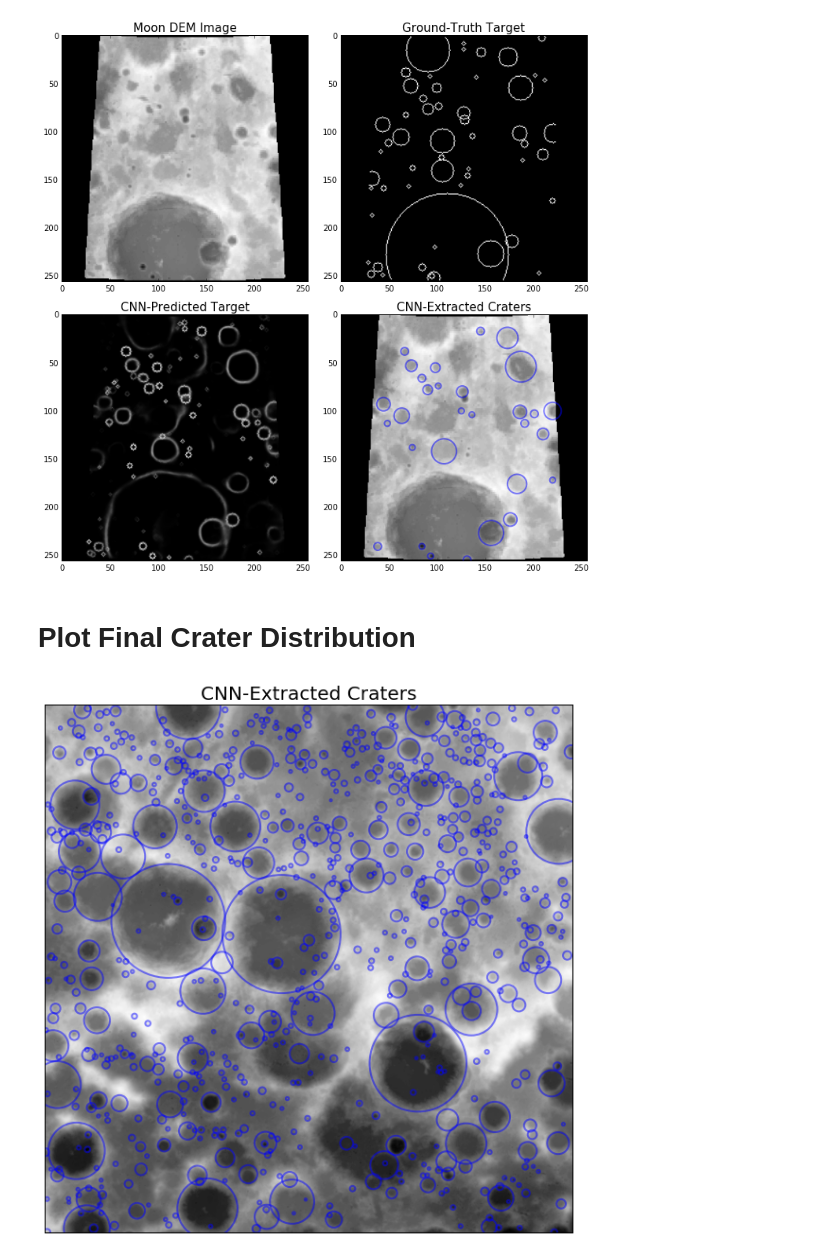
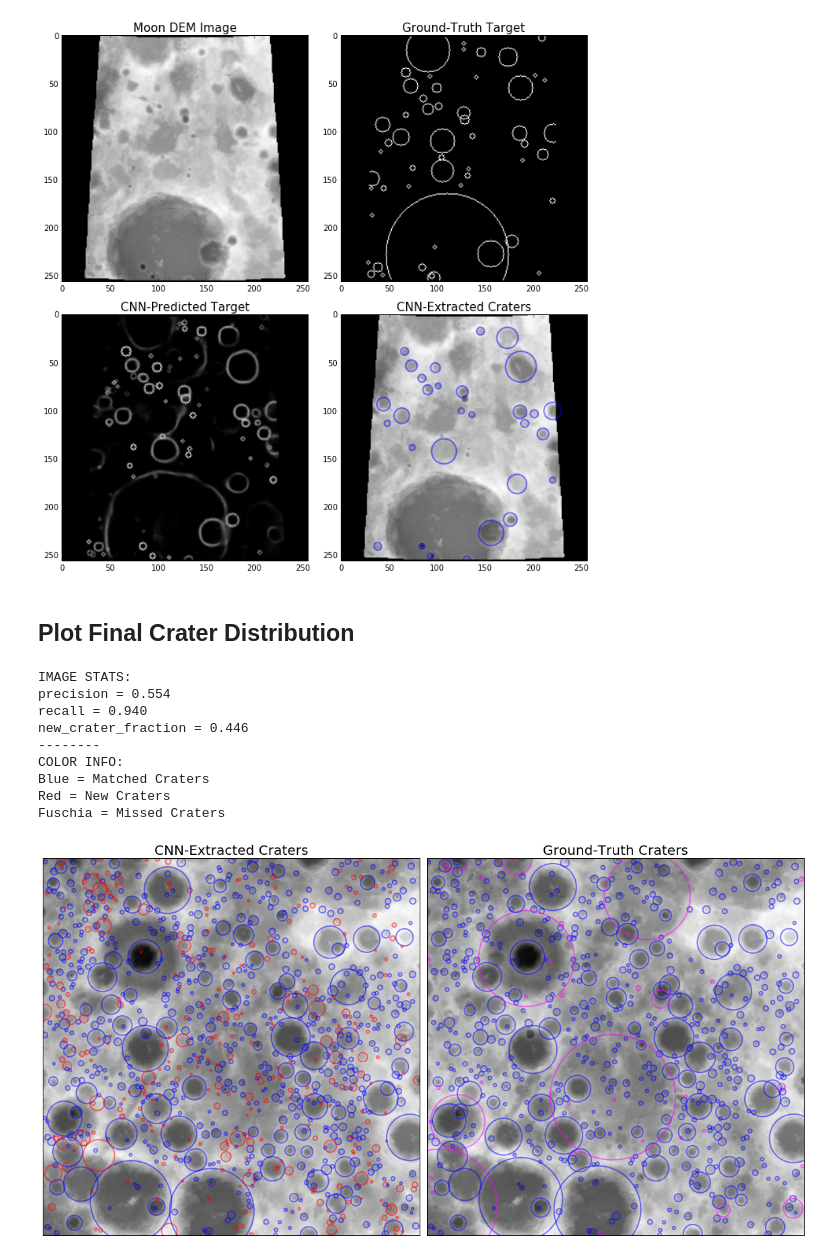
Before and after one commit to silburt/DeepMoon, a Jupyter notebook: Insight.ipynb, the cells around one changed output. Drawn from its saved outputs; the diff is of its cells as text; code cells hidden in the pictures.

```diff
--- a/Insight.ipynb
+++ b/Insight.ipynb
@@ -76,4 +78,4 @@ plt.tight_layout()
 # %% [output]
 [figure]
 # %% [markdown]
-# Plot Final Crater Distribution
+## Plot Final Crater Distribution
@@ -117,23 +161,56 @@ def crop_craters(craters, img_global, xp, yp, lenp):
 # %%
 # Dimensions of crop
-longp = 0.6     # longitude coordinate as a percentage of Lunar test region (0-1 range)
-latp = 0.5      # latitude coordinate as a percentage of Lunar test region (0-1 range)
+longp = 0.8     # longitude coordinate as a percentage of Lunar test region (0-1 range)
+latp = 0.4      # latitude coordinate as a percentage of Lunar test region (0-1 range)
 lenp = 0.2      # length of cropped Lunar test region as a percentage  (0-1 range)
 
 # Load post-processed craters and Global Image of Moon
 craters = np.load('post-processed_test_craters.npy')
 img_global = Image.open('tests/LunarLROLrocKaguya_1180mperpix_downsamp.png').convert("L")
 
 # Get cropped image of the Moon and corresponding cropped crater catalogue.
-img_crop, craters_pix, _, _, _ = crop_craters(craters, img_global, longp, latp, lenp)
+img_crop, craters_pix, craters_llkm, GT_pix, GT_llkm = crop_craters(craters, img_global, longp, latp, lenp)
 
-f, (ax1) = plt.subplots(1, 1, figsize=[10, 10])
+# Match craters to Ground Truth, Detect New Craters
+CNN_matched_craters, GT_remain = get_stats(craters_llkm, GT_llkm)
+
+# Plot the cropped image
+f, (ax1, ax2) = plt.subplots(1, 2, figsize=[16, 12])
 ax1.imshow(img_crop, cmap='Greys_r', vmin=np.min(img_crop), vmax=np.max(img_crop))
-for x, y, r in craters_pix:
-    circle = plt.Circle((x, y), r, color='blue', fill=False, linewidth=2, alpha=0.5)
-    ax1.add_artist(circle)
+ax2.imshow(img_crop, cmap='Greys_r', vmin=np.min(img_crop), vmax=np.max(img_crop))
 ax1.set_title("CNN-Extracted Craters", fontsize=20)
 ax1.yaxis.set_visible(False)
 ax1.xaxis.set_visible(False)
+ax2.set_title("Ground-Truth Craters", fontsize=20)
+ax2.yaxis.set_visible(False)
+ax2.xaxis.set_visible(False)
+plt.tight_layout()
+
+# Plot cropped CNN-extracted craters
+for k in range(len(craters_pix)):
+    color = 'blue'
+    if craters_llkm[k] not in CNN_matched_craters:
+        color = 'red'
+    x, y, r = craters_pix[k].T
+    circle = plt.Circle((x, y), r, color=color, fill=False, linewidth=2, alpha=0.5)
+    ax1.add_artist(circle)
+
+# Plot Ground-truth craters
+for k in range(len(GT_pix)):
+    color = 'blue'
+    if GT_llkm[k] in GT_remain:
+        color = 'fuchsia'
+    GTx, GTy, GTr = GT_pix[k].T
+    circle = plt.Circle((GTx, GTy), GTr, color=color, fill=False, linewidth=2, alpha=0.5)
+    ax2.add_artist(circle)
 # %% [output]
+IMAGE STATS:
+precision = 0.554
+recall = 0.940
+new_crater_fraction = 0.446
+--------
+COLOR INFO:
+Blue = Matched Craters
+Red = New Craters
+Fuschia = Missed Craters
-[figure, old version]
+[figure, new version]
```
Also changed, not shown: parts of 9 cells of this notebook.
